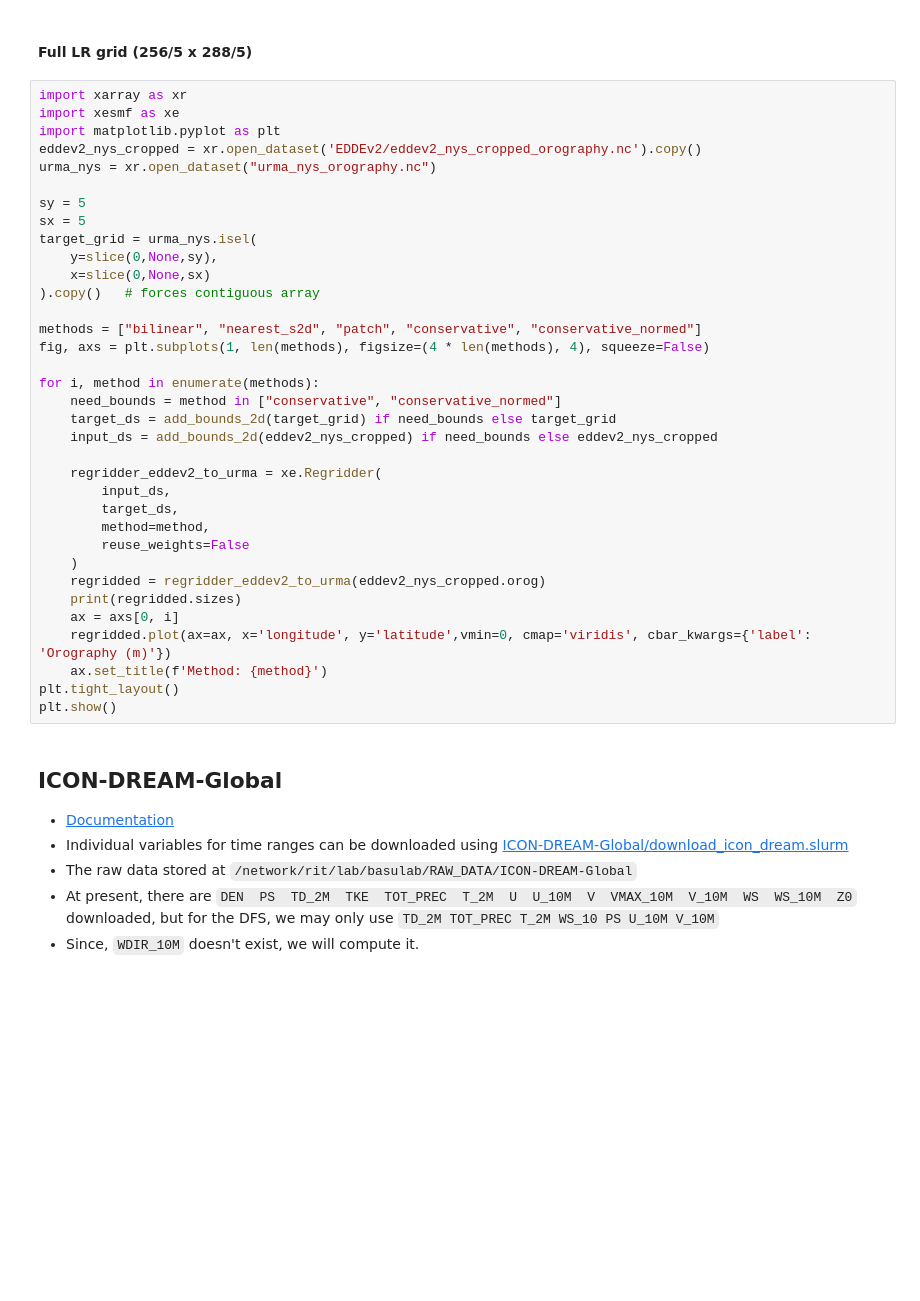
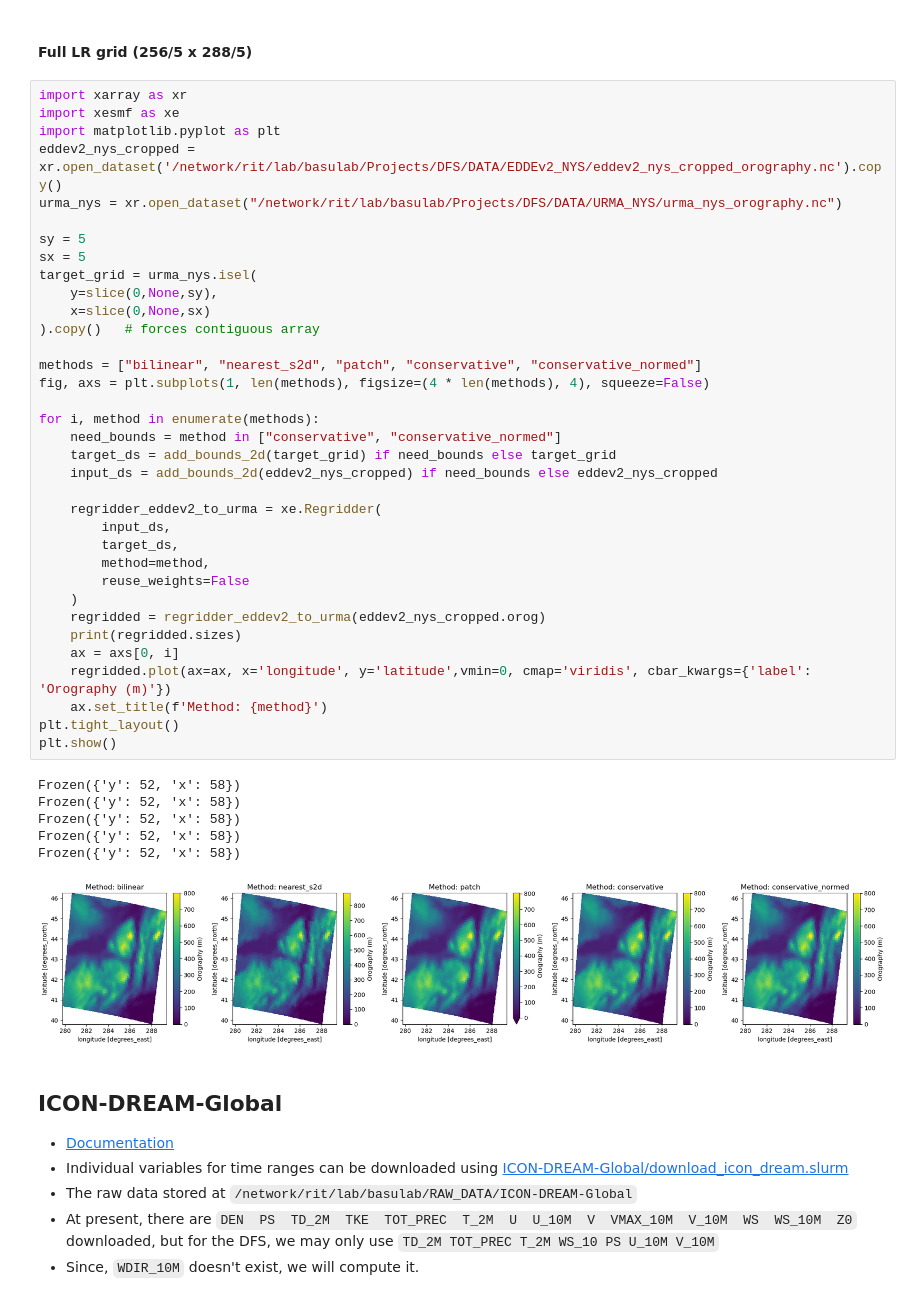
Before and after one commit to HarishBaki/met-data-products, a Jupyter notebook: data_notes.ipynb, the cells around one changed output. Drawn from its saved outputs; the diff is of its cells as text; blank space fills up the shorter version.

```diff
--- a/data_notes.ipynb
+++ b/data_notes.ipynb
@@ -1002,37 +1169,44 @@ plt.show()
 import xarray as xr
 import xesmf as xe
 import matplotlib.pyplot as plt
-eddev2_nys_cropped = xr.open_dataset('EDDEv2/eddev2_nys_cropped_orography.nc').copy()
-urma_nys = xr.open_dataset("urma_nys_orography.nc")
+eddev2_nys_cropped = xr.open_dataset('/network/rit/lab/basulab/Projects/DFS/DATA/EDDEv2_NYS/eddev2_nys_cropped_orography.nc').copy()
+urma_nys = xr.open_dataset("/network/rit/lab/basulab/Projects/DFS/DATA/URMA_NYS/urma_nys_orography.nc")
 
 sy = 5
 sx = 5
 target_grid = urma_nys.isel(
     y=slice(0,None,sy),
     x=slice(0,None,sx)
 ).copy()   # forces contiguous array
 
 methods = ["bilinear", "nearest_s2d", "patch", "conservative", "conservative_normed"]
 fig, axs = plt.subplots(1, len(methods), figsize=(4 * len(methods), 4), squeeze=False)
 
 for i, method in enumerate(methods):
     need_bounds = method in ["conservative", "conservative_normed"]
     target_ds = add_bounds_2d(target_grid) if need_bounds else target_grid
     input_ds = add_bounds_2d(eddev2_nys_cropped) if need_bounds else eddev2_nys_cropped
 
     regridder_eddev2_to_urma = xe.Regridder(
         input_ds,
         target_ds,
         method=method,
         reuse_weights=False
     )
     regridded = regridder_eddev2_to_urma(eddev2_nys_cropped.orog)
     print(regridded.sizes)
     ax = axs[0, i]
     regridded.plot(ax=ax, x='longitude', y='latitude',vmin=0, cmap='viridis', cbar_kwargs={'label': 'Orography (m)'})
     ax.set_title(f'Method: {method}')
 plt.tight_layout()
 plt.show()
+# %% [output]
+Frozen({'y': 52, 'x': 58})
+Frozen({'y': 52, 'x': 58})
+Frozen({'y': 52, 'x': 58})
+Frozen({'y': 52, 'x': 58})
+Frozen({'y': 52, 'x': 58})
+[figure, added]
 # %% [markdown]
 ## ICON-DREAM-Global
 - [Documentation](https://opendata.dwd.de/climate_environment/CDC/help/landing_pages/doi_landingpage_ICON-DREAM_v1-en.html)
```
Also changed, not shown: parts of 10 cells of this notebook.
